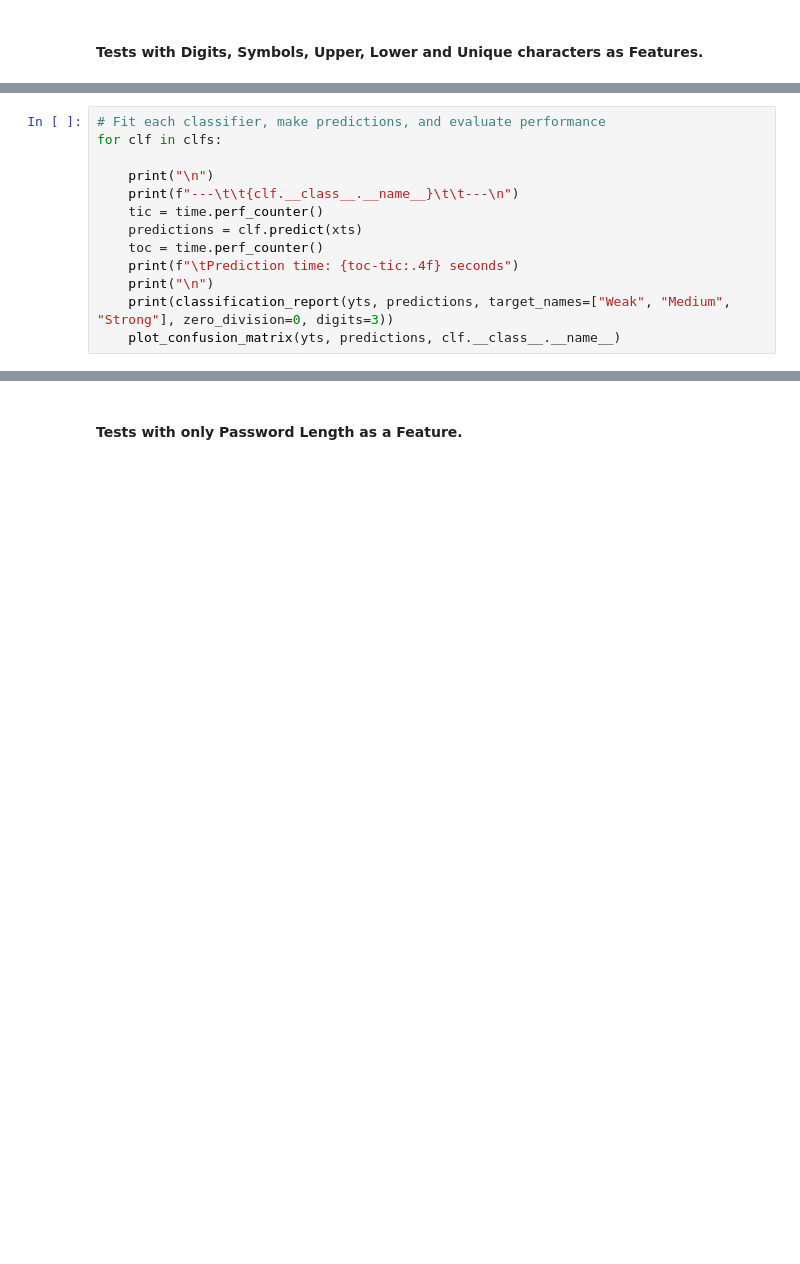
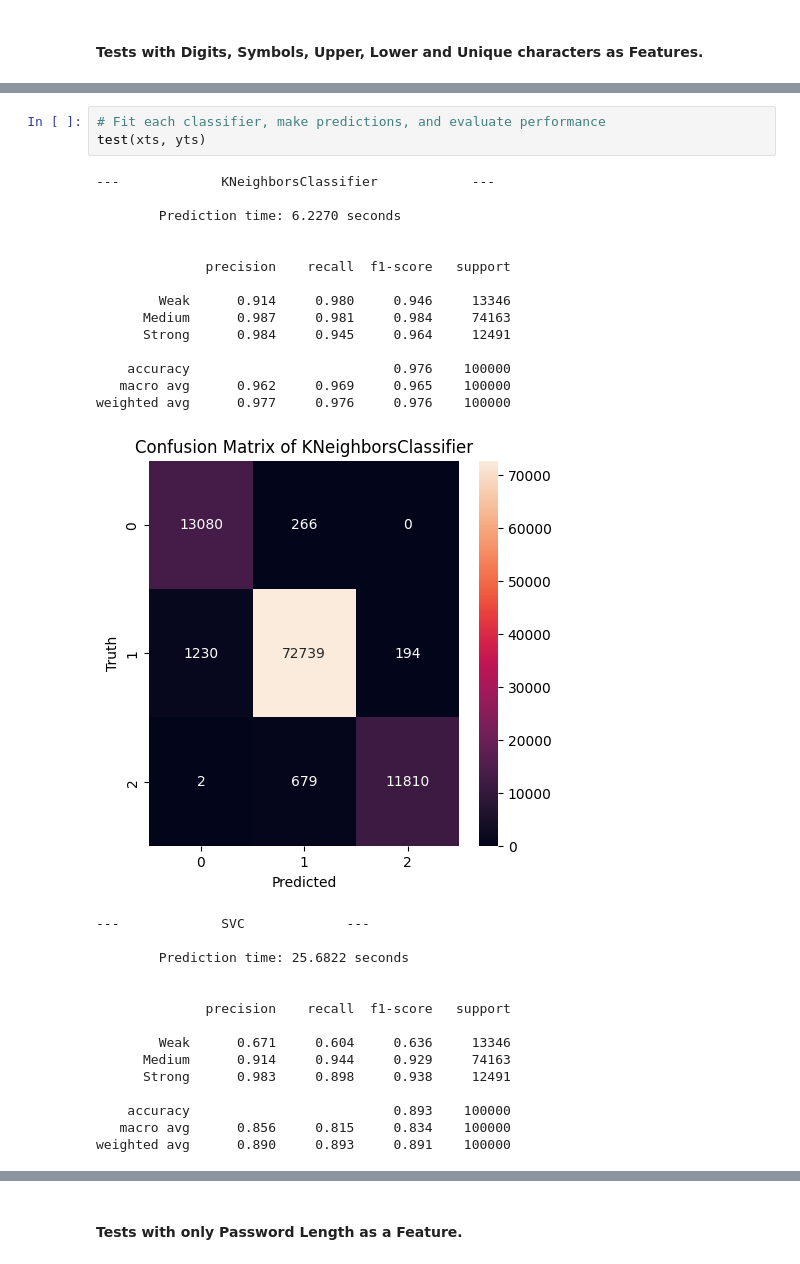
Before and after one commit to giopresenti98/ML-Project, a Jupyter notebook: test_password_strenght_classification copy.ipynb, the cells around one changed output, grey strips where cells are left out. Drawn from its saved outputs; the diff is of its cells as text; blank space fills up the shorter version.

```diff
--- a/test_password_strenght_classification copy.ipynb
+++ b/test_password_strenght_classification copy.ipynb
@@ -252,13 +379,33 @@ for clf in clfs:
 # %%
 # Fit each classifier, make predictions, and evaluate performance
-for clf in clfs:
-
-    print("\n")
-    print(f"---\t\t{clf.__class__.__name__}\t\t---\n")
-    tic = time.perf_counter()
-    predictions = clf.predict(xts)
-    toc = time.perf_counter()
-    print(f"\tPrediction time: {toc-tic:.4f} seconds")
-    print("\n")
-    print(classification_report(yts, predictions, target_names=["Weak", "Medium", "Strong"], zero_division=0, digits=3))
-    plot_confusion_matrix(yts, predictions, clf.__class__.__name__)
+test(xts, yts)
+# %% [output]
+---             KNeighborsClassifier            ---
+
+        Prediction time: 6.2270 seconds
+
+
+              precision    recall  f1-score   support
+
+        Weak      0.914     0.980     0.946     13346
+      Medium      0.987     0.981     0.984     74163
+      Strong      0.984     0.945     0.964     12491
+
+    accuracy                          0.976    100000
+   macro avg      0.962     0.969     0.965    100000
+weighted avg      0.977     0.976     0.976    100000
+[figure, added]
+---             SVC             ---
+
+        Prediction time: 25.6822 seconds
+
+
+              precision    recall  f1-score   support
+
+        Weak      0.671     0.604     0.636     13346
+      Medium      0.914     0.944     0.929     74163
+      Strong      0.983     0.898     0.938     12491
+
+    accuracy                          0.893    100000
+   macro avg      0.856     0.815     0.834    100000
+weighted avg      0.890     0.893     0.891    100000
```
Also changed, not shown: parts of 12 cells of this notebook.
